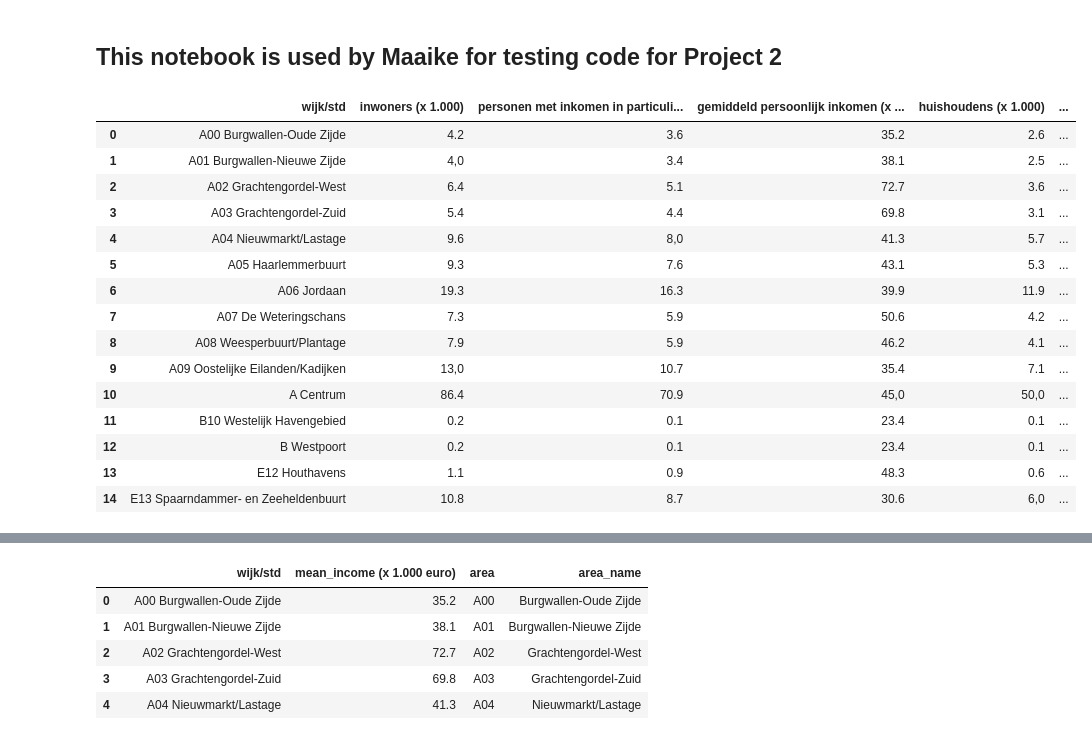
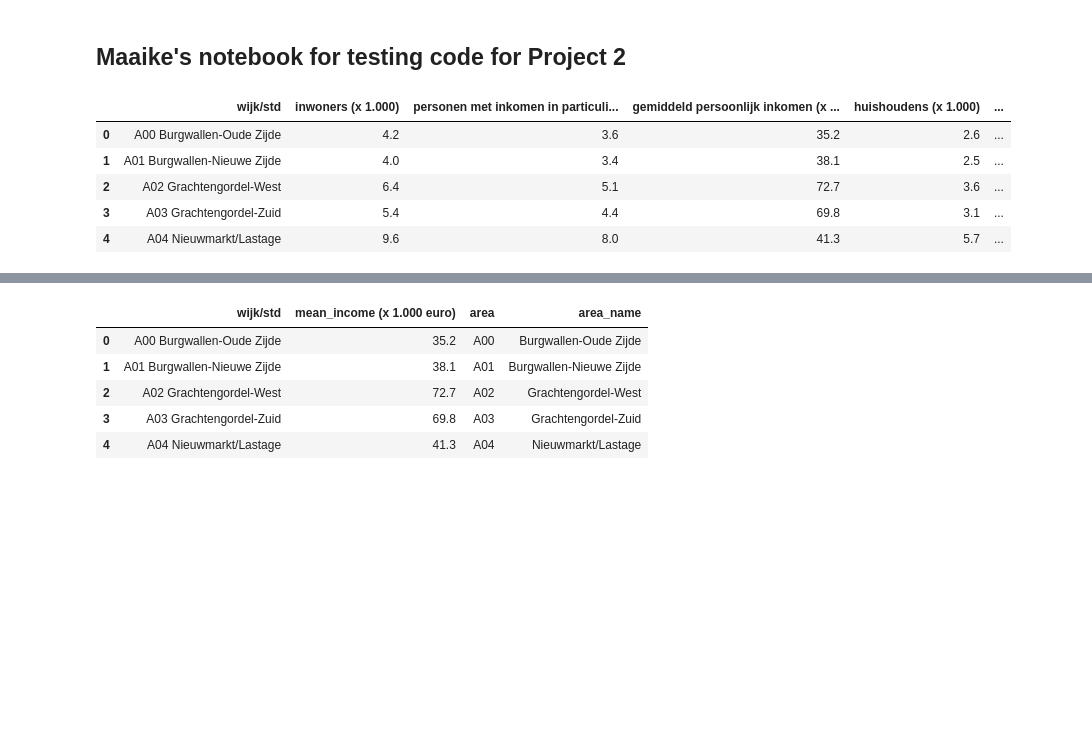
Before and after one commit to maaikedj/Ironhack-dataptams2020-project2, a Jupyter notebook: your-project/Maaike_project2.ipynb, the cells around one changed output, grey strips where cells are left out. Saved outputs shown, nothing was run; the diff lists cells and outputs as text; code cells hidden in the pictures; blank space fills up the shorter version.

Commit message:
Maaike draft notebook update

```diff
--- a/your-project/Maaike_project2.ipynb
+++ b/your-project/Maaike_project2.ipynb
@@ -1,28 +1,18 @@
 # %% [markdown]
-## This notebook is used by Maaike for testing code for Project 2
+## Maaike's notebook for testing code for Project 2
 # %%
 # Import packages
 import numpy as np
 import pandas as pd
 # %%
 # Import income data file
-income = pd.read_excel('2019_stadsdelen_3_15.xlsx', skiprows = [0,1,3])
+income = pd.read_excel('2019_stadsdelen_3_15.xlsx', skiprows = [0,1,3,80,112,113])
 
-income.head(15)
+income.head()
 # %% [output]
 |  | wijk/std | inwoners (x 1.000) | personen met inkomen in particuli... | gemiddeld persoonlijk inkomen (x ... | huishoudens (x 1.000) | ... |
 | 0 | A00 Burgwallen-Oude Zijde | 4.2 | 3.6 | 35.2 | 2.6 | ... |
-| 1 | A01 Burgwallen-Nieuwe Zijde | 4,0 | 3.4 | 38.1 | 2.5 | ... |
+| 1 | A01 Burgwallen-Nieuwe Zijde | 4.0 | 3.4 | 38.1 | 2.5 | ... |
 | 2 | A02 Grachtengordel-West | 6.4 | 5.1 | 72.7 | 3.6 | ... |
 | 3 | A03 Grachtengordel-Zuid | 5.4 | 4.4 | 69.8 | 3.1 | ... |
-| 4 | A04 Nieuwmarkt/Lastage | 9.6 | 8,0 | 41.3 | 5.7 | ... |
-| 5 | A05 Haarlemmerbuurt | 9.3 | 7.6 | 43.1 | 5.3 | ... |
-| 6 | A06 Jordaan | 19.3 | 16.3 | 39.9 | 11.9 | ... |
-| 7 | A07 De Weteringschans | 7.3 | 5.9 | 50.6 | 4.2 | ... |
-| 8 | A08 Weesperbuurt/Plantage | 7.9 | 5.9 | 46.2 | 4.1 | ... |
-| 9 | A09 Oostelijke Eilanden/Kadijken | 13,0 | 10.7 | 35.4 | 7.1 | ... |
-| 10 | A Centrum | 86.4 | 70.9 | 45,0 | 50,0 | ... |
-| 11 | B10 Westelijk Havengebied | 0.2 | 0.1 | 23.4 | 0.1 | ... |
-| 12 | B Westpoort | 0.2 | 0.1 | 23.4 | 0.1 | ... |
-| 13 | E12 Houthavens | 1.1 | 0.9 | 48.3 | 0.6 | ... |
-| 14 | E13 Spaarndammer- en Zeeheldenbuurt | 10.8 | 8.7 | 30.6 | 6,0 | ... |
+| 4 | A04 Nieuwmarkt/Lastage | 9.6 | 8.0 | 41.3 | 5.7 | ... |
```
Also changed, not shown: parts of 15 cells of this notebook.
